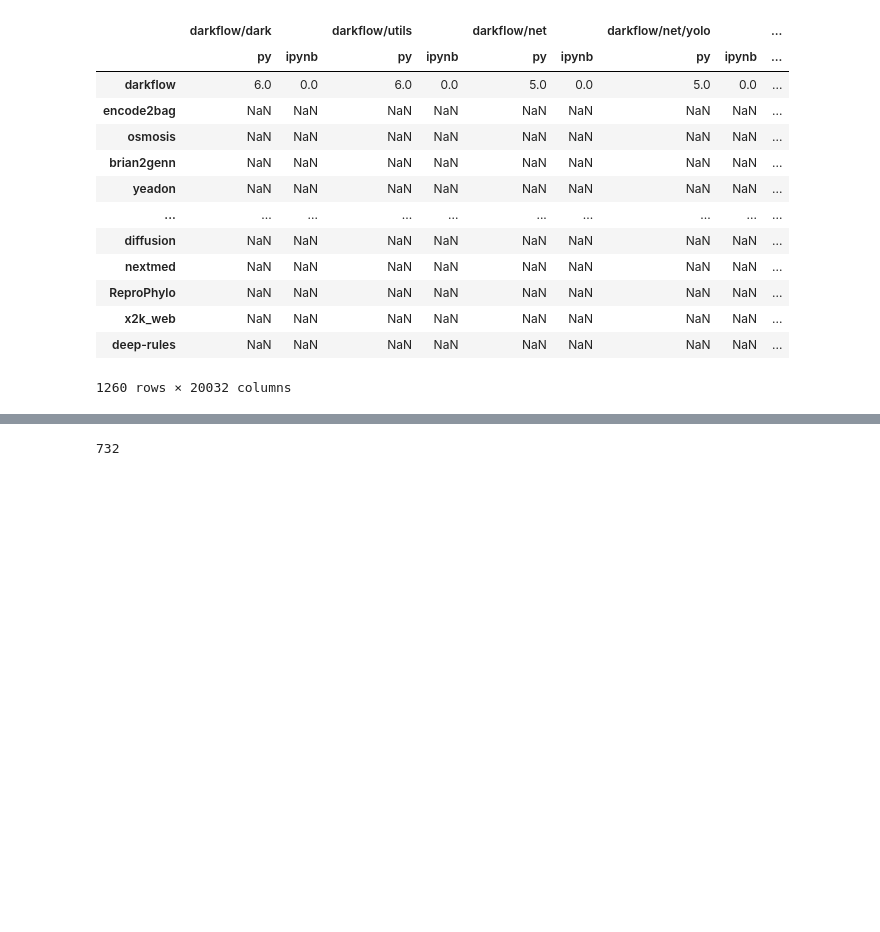
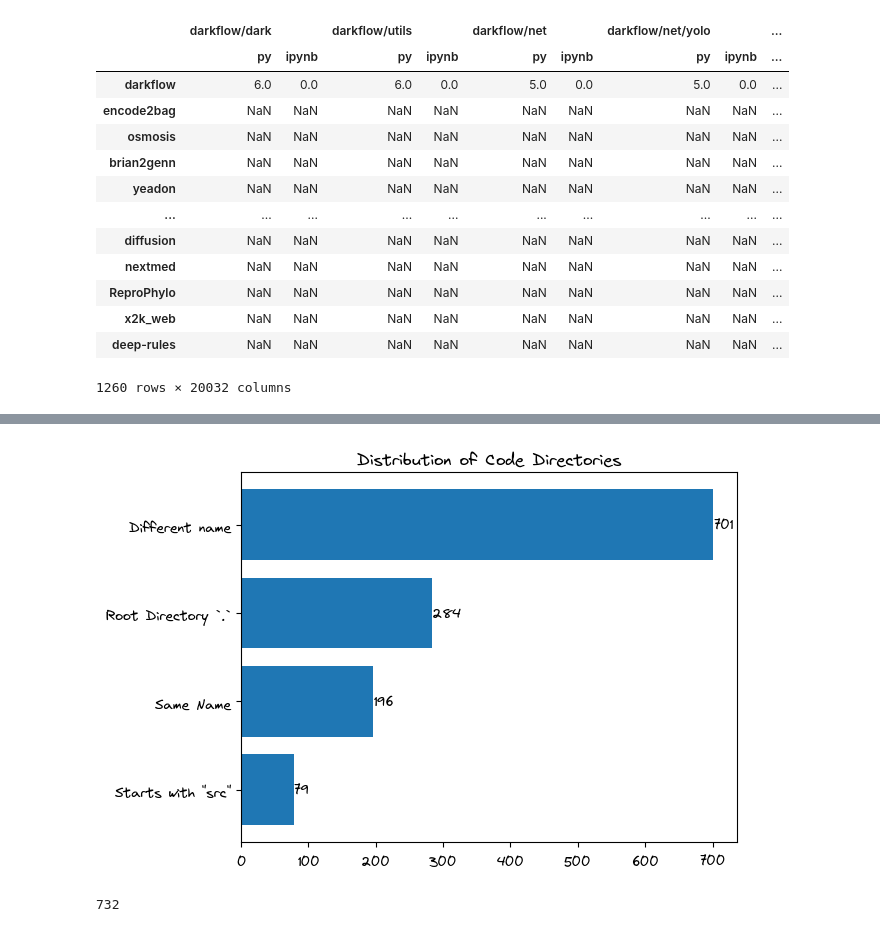
Before and after one commit to tweag/FawltyDeps-analysis, a Jupyter notebook: notebooks/results-biomedical.ipynb, the cells around one changed output, grey strips where cells are left out. Cells and saved outputs as stored; diff of their text form; code cells hidden in the pictures; blank space fills up the shorter version.

```diff
--- a/notebooks/results-biomedical.ipynb
+++ b/notebooks/results-biomedical.ipynb
@@ -76,3 +76,7 @@ df_codedirs
 | x2k_web | NaN | NaN | NaN | NaN | NaN | NaN | NaN | NaN | ... |
 | deep-rules | NaN | NaN | NaN | NaN | NaN | NaN | NaN | NaN | ... |
 1260 rows × 20032 columns
+# %%
+codedirs_py = df_codedirs.xs("py", level=1, axis=1)
+codedirs_ipynb = df_codedirs.xs("ipynb", level=1, axis=1)
+codedirs_sum = codedirs_py + codedirs_ipynb
@@ -78,0 +99,8 @@ df_codedirs
+# %%
+drop_cols = [
+    col
+    for col in codedirs_sum.columns
+    if "test" in col or "example" in col or "sample" in col
+]
+# %%
+codedirs_sum_main = codedirs_sum.drop(columns = drop_cols).idxmax(axis=1)
@@ -79,3 +122,33 @@ df_codedirs
+# %%
+same_name_projects = set([k for k, v in codedirs_sum_main.items() if v == "PROJECT_NAME"])
+src_projects = set([k for k, v in codedirs_sum_main.items() if not v != v and v.startswith("src")])
+root_dir_projects = set([k for k, v in codedirs_sum_main.items() if v == "."])
+rest_projects = python_projects - same_name_projects - src_projects - root_dir_projects
+# %%
+plot_data = pd.DataFrame(
+    {
+        "Category": [
+            "Same Name",
+            'Starts with "src"',
+            "Different name",
+            "Root Directory `.`",
+        ],
+        "Counts": [
+            len(same_name_projects),
+            len(src_projects),
+            len(rest_projects),
+            len(root_dir_projects),
+        ]
+    }
+)
+
+_, ax = plt.subplots()
+bars = plt.barh("Category", "Counts", data=plot_data.sort_values("Counts"))
+ax.bar_label(bars)
+plt.title("Distribution of Code Directories")
+plt.show()
+# %% [output]
+[figure, added]
 # %%
 depsfiles = get_depsfiles(data_biomed)
 # %% [output]
```
Also changed, not shown: parts of 12 cells of this notebook.
